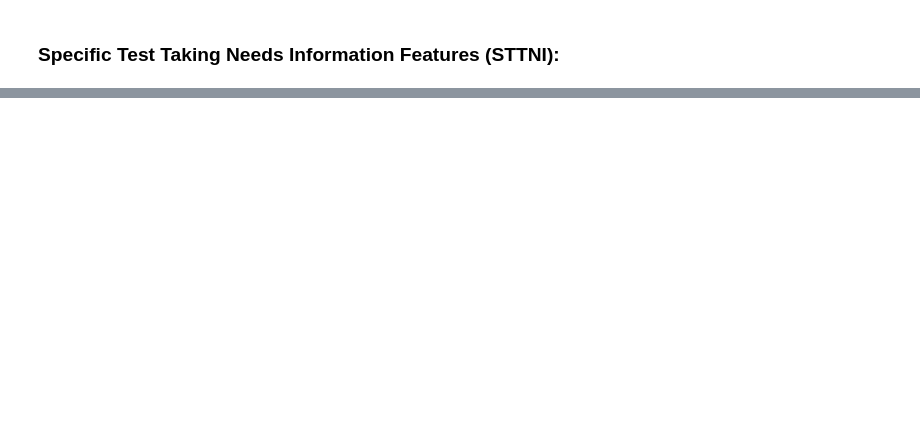
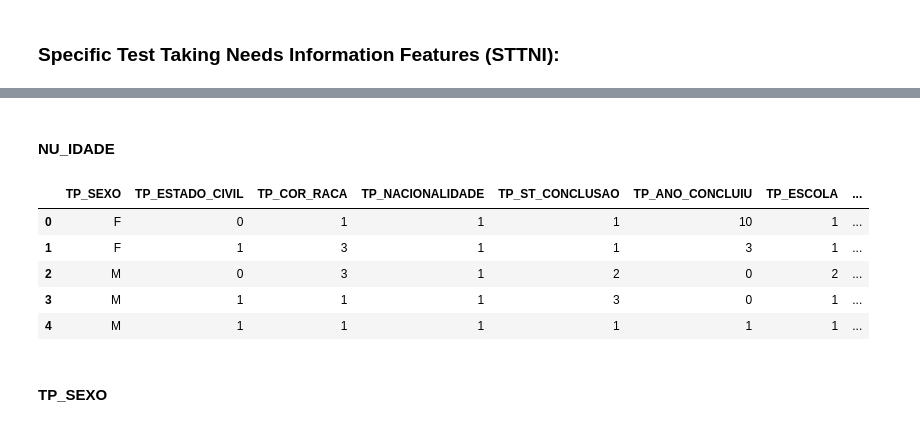
Before and after one commit to higorpr/ENEM_Exploration_Analysis, a Jupyter notebook: ENEM_Exploratory_Analysis.ipynb, the cells around one changed output, grey strips where cells are left out. Cells and saved outputs as stored; diff of their text form; code cells hidden in the pictures; blank space fills up the shorter version.

```diff
--- a/ENEM_Exploratory_Analysis.ipynb
+++ b/ENEM_Exploratory_Analysis.ipynb
@@ -3178,0 +3070,11 @@ df_train[sei].shape
+# %%
+# Selecting features to be in Model 0:
+
+nf_columns = ['CO_MUNICIPIO_RESIDENCIA', 'NO_MUNICIPIO_RESIDENCIA', 'CO_UF_RESIDENCIA', 'SG_UF_RESIDENCIA', 'CO_MUNICIPIO_NASCIMENTO', 'NO_MUNICIPIO_NASCIMENTO',
+              'CO_UF_NASCIMENTO', 'SG_UF_NASCIMENTO', 'TP_ENSINO', 'CO_MUNICIPIO_PROVA', 'NO_MUNICIPIO_PROVA',
+              'SG_UF_PROVA', 'TP_PRESENCA_CN', 'TP_PRESENCA_CH', 'TP_PRESENCA_LC', 'TP_PRESENCA_MT', 'TP_LINGUA', 'TP_STATUS_REDACAO']
+not_features = list(set(hsi + nf_columns))
+
+print("Features not present in Model 0's training:")
+print()
+not_features
@@ -3178,0 +3100,4 @@ df_train[sei].shape
+# %%
+df_dataset = df_train.drop(labels=not_features, axis=1)
+df_dataset.dropna(subset=['NU_IDADE'],inplace=True)
+df_dataset.columns
@@ -3178,0 +3156,38 @@ df_train[sei].shape
+# %% [markdown]
+#### NU_IDADE
+# %%
+# Feature: NU_IDADE (Age)
+n = 0
+# Splitting ages in sets (same as used in Hypothesis 6):
+kids = sorted([int(x) for x in df_dataset['NU_IDADE'].unique() if x <= 15])
+teens = sorted([int(x) for x in df_dataset['NU_IDADE'].unique() if x > 15 and x <= 21])
+y_adults = sorted([int(x) for x in df_dataset['NU_IDADE'].unique() if x > 21 and x <= 30])
+adults = sorted([int(x) for x in df_dataset['NU_IDADE'].unique() if x > 30 and x <= 40])
+aged = sorted([int(x) for x in df_dataset['NU_IDADE'].unique() if x > 40])
+
+age_ranges = {0:kids, 1:teens, 2:y_adults, 3:adults, 4:aged}
+
+age_range_col = []
+for index, series in df_dataset.iterrows():
+    for age_tag, age_list in age_ranges.items():
+        if series['NU_IDADE'] in age_list:
+            n = n + 1
+            print(n)
+            age_range_col.append(age_tag)
+            break
+# %%
+# Creating age range column in dataset:
+df_dataset['IN_IDADE'] = age_range_col
+# %%
+# Dropping NU_IDADE:
+df_dataset.drop(labels=['NU_IDADE'], axis=1, inplace=True)
+df_dataset.head()
+# %% [output]
+|  | TP_SEXO | TP_ESTADO_CIVIL | TP_COR_RACA | TP_NACIONALIDADE | TP_ST_CONCLUSAO | TP_ANO_CONCLUIU | TP_ESCOLA | ... |
+| 0 | F | 0 | 1 | 1 | 1 | 10 | 1 | ... |
+| 1 | F | 1 | 3 | 1 | 1 | 3 | 1 | ... |
+| 2 | M | 0 | 3 | 1 | 2 | 0 | 2 | ... |
+| 3 | M | 1 | 1 | 1 | 3 | 0 | 1 | ... |
+| 4 | M | 1 | 1 | 1 | 1 | 1 | 1 | ... |
+# %% [markdown]
+#### TP_SEXO
```
Also changed, not shown: parts of 38 cells of this notebook.
